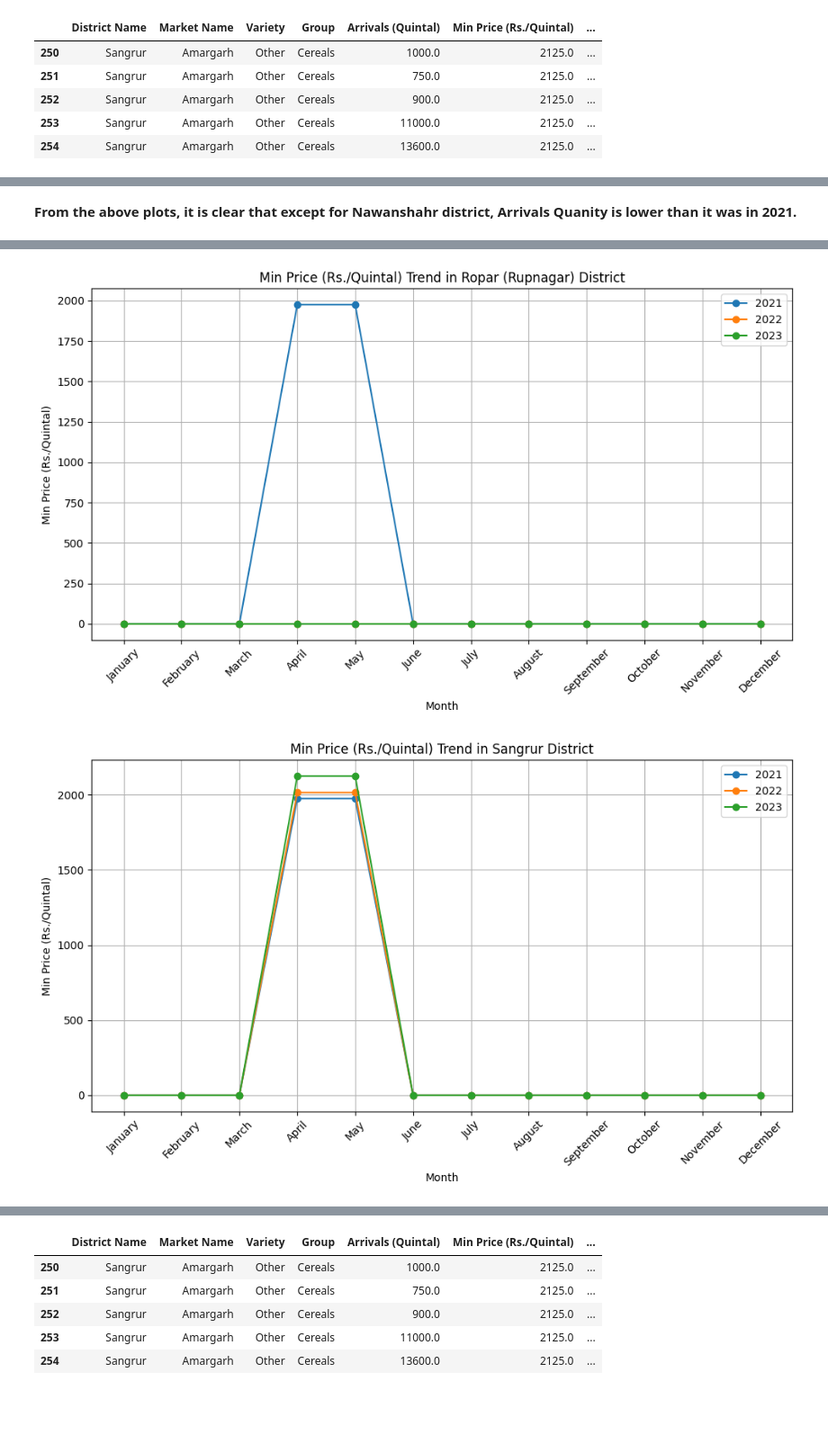
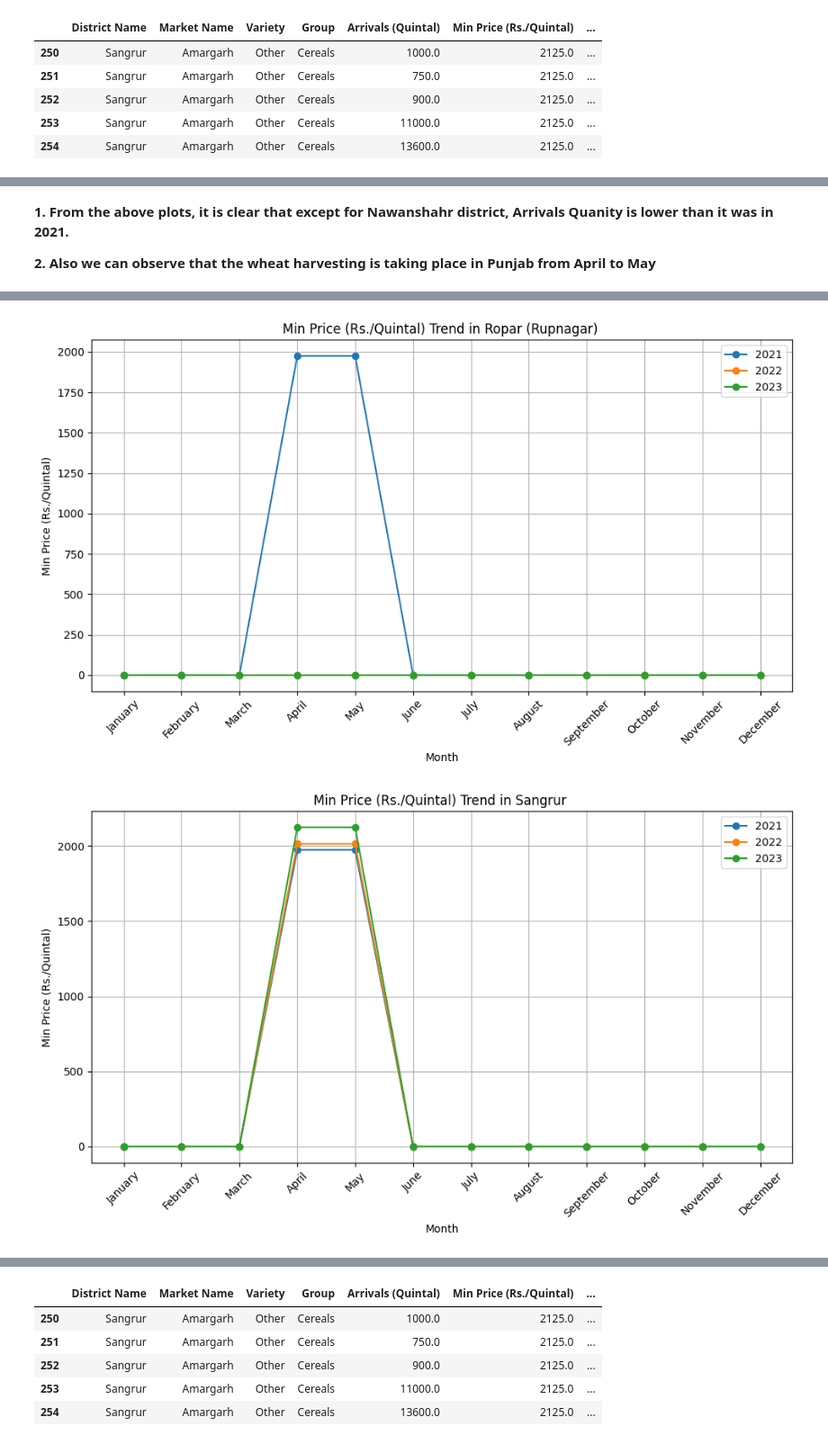
Before and after one commit to akshayerk12/Agri_data_work, a Jupyter notebook: Visualization.ipynb, the cells around one changed output, grey strips where cells are left out. Shown at 90% size. Saved outputs shown, nothing was run; the diff lists cells and outputs as text; code cells hidden in the pictures; blank space fills up the shorter version.

Commit message:
Visualization

```diff
--- a/Visualization.ipynb
+++ b/Visualization.ipynb
@@ -31,12 +31,19 @@ class Visualization:
         self.df=df
 
 
-    def line_plot_district_wise(self, district, target, years):
+    def line_plot_district_wise(self, target, years, market=None, district=None):
         plt.figure(figsize=(10, 6))
         months = [m for m in calendar.month_name if m]
 
         for year in years:
-            df = self.df[(self.df['District Name'] == district) & (self.df['Year'] == year)]
+
+            if market:
+                df = self.df[(self.df['Market Name'] == market) & (self.df['Year'] == year)]
+                district=market
+            else:
+                df = self.df[(self.df['District Name'] == district) & (self.df['Year'] == year)]
+
+
             targ_list = []
             for month in months:
                 df2 = df[df['Month'] == month]
@@ -50,7 +57,7 @@ class Visualization:
                 targ_list.append(eval)
             plt.plot(months, targ_list, marker='o', linestyle='-', label=year)
 
-        plt.title(f"{target} Trend in {district} District")
+        plt.title(f"{target} Trend in {district} ")
         plt.xlabel("Month")
         plt.ylabel(target)
         plt.xticks(rotation=45)
@@ -64,7 +71,7 @@ class Visualization:
             df=self.df[self.df['District Name']==district]
         else:
             df=self.df
-        plt.figure(figsize=(12,16))
+        plt.figure(figsize=(12,6))
         for year in years:
             df2 = df[df['Year']==year]
             group=df2.groupby('Market Name')[target].median()
@@ -92,7 +99,7 @@ class Visualization:
 
 
     def violin_plot_variety(self, target, distribution_of, years=[2021, 2022, 2023], district=None):
-        plt.figure(figsize=(16,8))
+        plt.figure(figsize=(12,8))
         if district:
             df=self.df[self.df['District Name']==district]
         else:
@@ -121,8 +128,10 @@ vc.line_plot_district_wise('Sangrur', 'Arrivals (Quintal)', [2021,2022,2023])
 # %% [markdown]
-**From the above plots, it is clear that except for Nawanshahr district, Arrivals Quanity is lower than it was in 2021.**
+**1. From the above plots, it is clear that except for Nawanshahr district, Arrivals Quanity is lower than it was in 2021.**
+
+**2. Also we can observe that the wheat harvesting is taking place in Punjab from April to May**
 # %%
-vc.line_plot_district_wise('Patiala', 'Min Price (Rs./Quintal)', [2021,2022,2023])
-vc.line_plot_district_wise('Nawanshahr', 'Min Price (Rs./Quintal)', [2021,2022,2023])
-vc.line_plot_district_wise('Ropar (Rupnagar)', 'Min Price (Rs./Quintal)', [2021,2022,2023])
-vc.line_plot_district_wise('Sangrur', 'Min Price (Rs./Quintal)', [2021,2022,2023])
+vc.line_plot_district_wise('Min Price (Rs./Quintal)', [2021,2022,2023],district='Patiala')
+vc.line_plot_district_wise('Min Price (Rs./Quintal)', [2021,2022,2023], district='Nawanshahr')
+vc.line_plot_district_wise('Min Price (Rs./Quintal)', [2021,2022,2023], district='Ropar (Rupnagar)')
+vc.line_plot_district_wise('Min Price (Rs./Quintal)', [2021,2022,2023], district='Sangrur')
 # %% [output]
@@ -131,2 +140,2 @@ vc.line_plot_district_wise('Sangrur', 'Min Price (Rs./Quintal)', [2021,2022,2023
-[figure, old version]
+[figure, new version]
-[figure, old version]
+[figure, new version]
```
Also changed, not shown: parts of 10 cells of this notebook.
